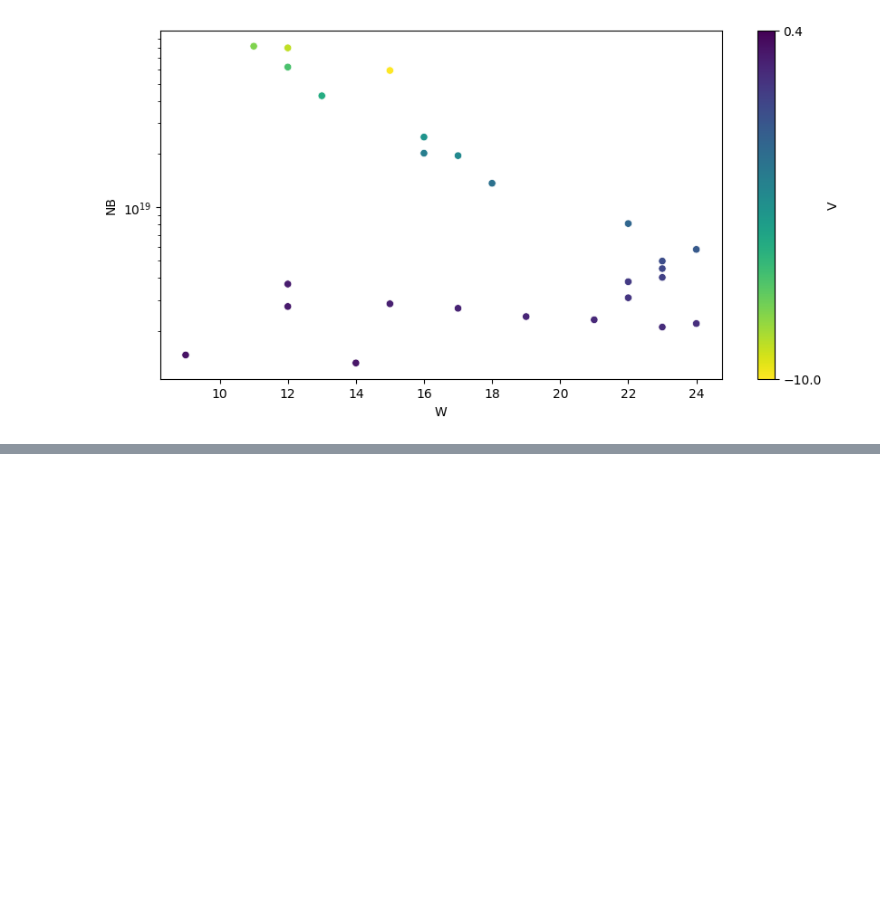
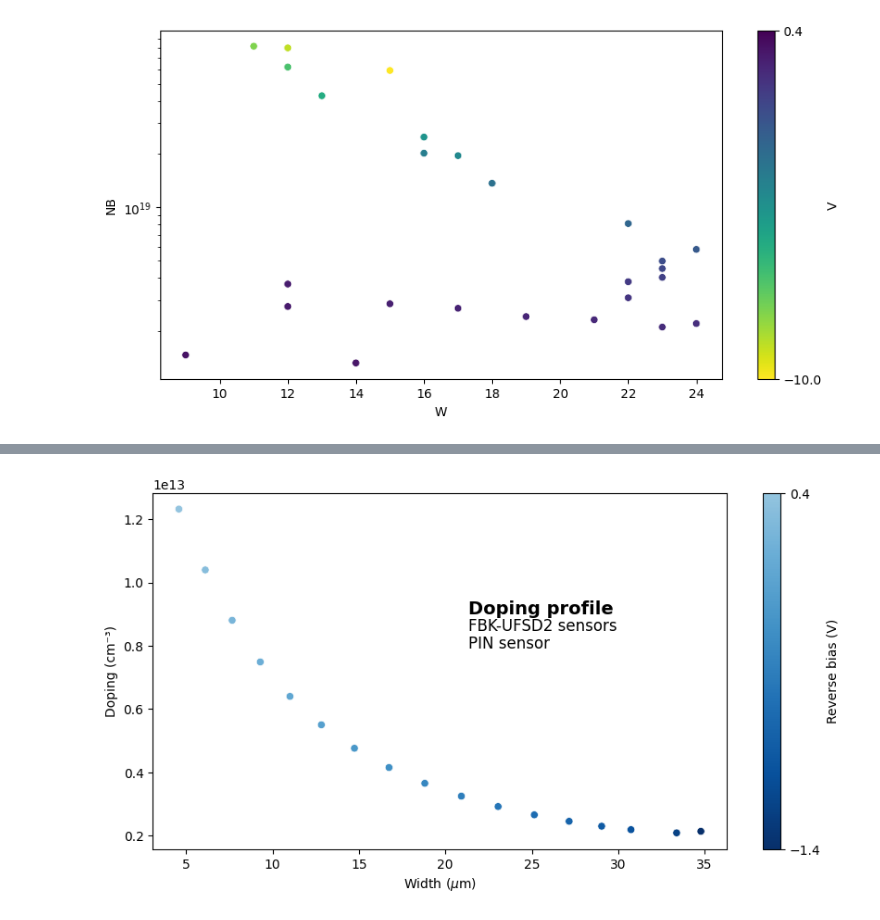
Before and after one commit to GiorgioAlbertoLucia/LabFNS2, a Jupyter notebook: Probe-station/src/test_depletion.ipynb, the cells around one changed output, grey strips where cells are left out. Drawn from its saved outputs; the diff is of its cells as text; code cells hidden in the pictures; blank space fills up the shorter version.

```diff
--- a/Probe-station/src/test_depletion.ipynb
+++ b/Probe-station/src/test_depletion.ipynb
@@ -155,0 +150,27 @@ plt.show()
+# %%
+f, ax = plt.subplots(figsize=(10, 5))
+cmap = cmr.get_sub_cmap('Blues_r', 0.0, .6)
+scatter1 = sns.scatterplot(data=PinDF, x="W", y="NB", hue="V", palette=cmap, ax=ax, label="PIN", color="blue", legend=None)
+
+# Set the y-axis to use a log scale
+#ax.set_yscale('log')
+ax.set_xlabel("Width ($\mu$m)")
+ax.set_ylabel("Doping (cm⁻³)")
+
+# Add text on the plot
+ax.text(0.55, 0.7, "Doping profile", transform=ax.transAxes, fontsize=14, fontweight='bold', va='top')
+ax.text(0.55, 0.65, "FBK-UFSD2 sensors", transform=ax.transAxes, fontsize=12, va='top')
+ax.text(0.55, 0.6, "PIN sensor", transform=ax.transAxes, fontsize=12, va='top')
+
+# Create a ScalarMappable to map your values to colors
+norm1 = plt.Normalize(PinDF['V'].min(), PinDF['V'].max())
+sm1 = cm.ScalarMappable(cmap=cmap, norm=norm1)
+sm1.set_array([])
+
+# Add colorbars
+cbar1 = plt.colorbar(sm1, ax=ax, orientation="vertical", ticks=[PinDF['V'].min(), PinDF['V'].max()])
+cbar1.set_label("Reverse bias (V)")
+
+plt.savefig("../data/output/Figures/doping_prof_PIN.pdf", bbox_inches='tight')
+# %% [output]
+[figure, added]
```
Also changed, not shown: parts of 6 cells of this notebook, 17 other files.
